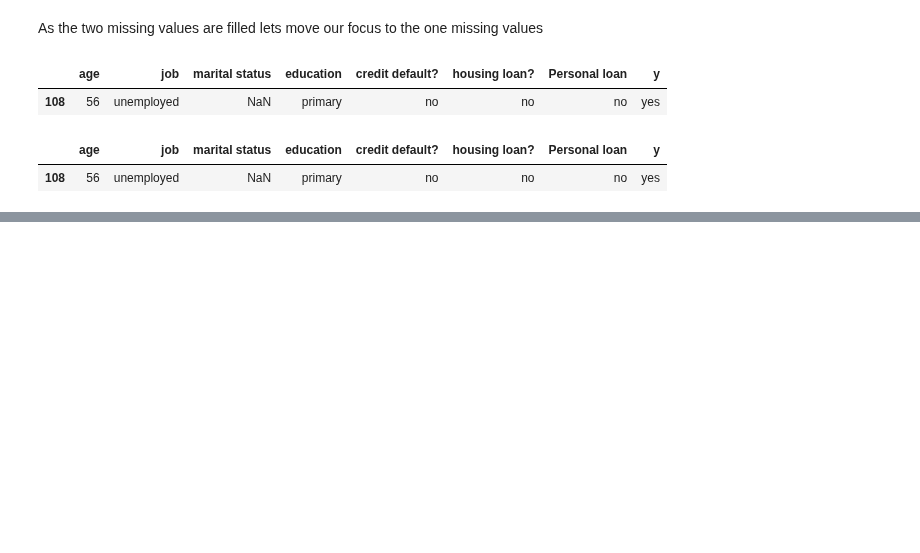
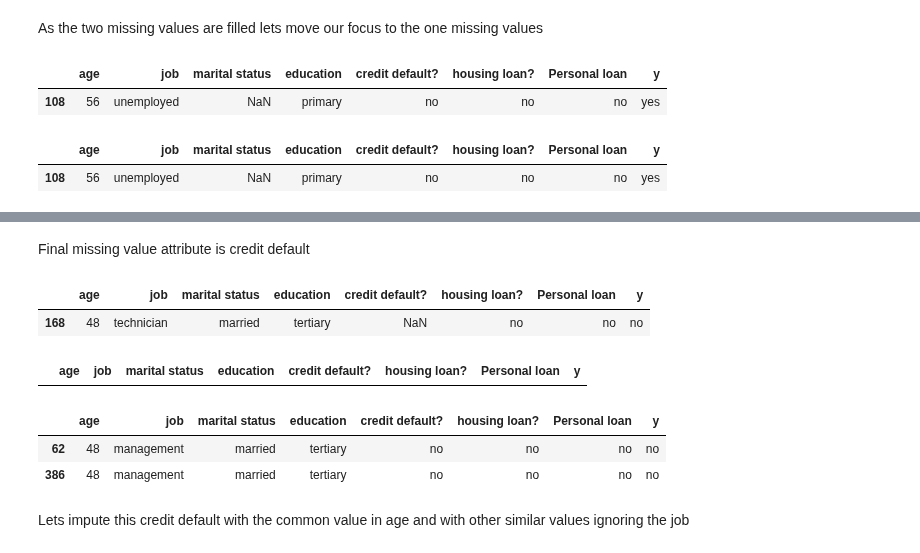
Before and after one commit to lokeshkumarn/Notebooks, a Jupyter notebook: BankTermDeposit.ipynb, the cells around one changed output, grey strips where cells are left out. Cells and saved outputs as stored; diff of their text form; code cells hidden in the pictures; blank space fills up the shorter version.

```diff
--- a/BankTermDeposit.ipynb
+++ b/BankTermDeposit.ipynb
@@ -536,0 +663,34 @@ data[(data['age']==56) &
+# %% [markdown]
+Final missing value attribute is credit default
+# %%
+data[data['credit default?'].isnull()]
+# %% [output]
+|  | age | job | marital status | education | credit default? | housing loan? | Personal loan | y |
+| 168 | 48 | technician | married | tertiary | NaN | no | no | no |
+# %%
+data[(data['age']==48) &
+     (data['job']=='technician') &
+     (data['marital status']=='married') &
+     (data['credit default?'].isnull()==False) &
+     (data['housing loan?']=='no') &
+     (data['Personal loan']=='no') &
+     (data['y']=='no') &
+     (data['education']=='tertiary')
+    ]
+# %% [output]
+|  | age | job | marital status | education | credit default? | housing loan? | Personal loan | y |
+# %%
+data[(data['age']==48) &
+     (data['marital status']=='married') &
+     (data['credit default?'].isnull()==False) &
+     (data['housing loan?']=='no') &
+     (data['Personal loan']=='no') &
+     (data['y']=='no') &
+     (data['education']=='tertiary')
+    ]
+# %% [output]
+|  | age | job | marital status | education | credit default? | housing loan? | Personal loan | y |
+| 62 | 48 | management | married | tertiary | no | no | no | no |
+| 386 | 48 | management | married | tertiary | no | no | no | no |
+# %% [markdown]
+Lets impute this credit default with the common value in age and with other similar values ignoring the job
```
Also changed, not shown: parts of 21 cells of this notebook.
